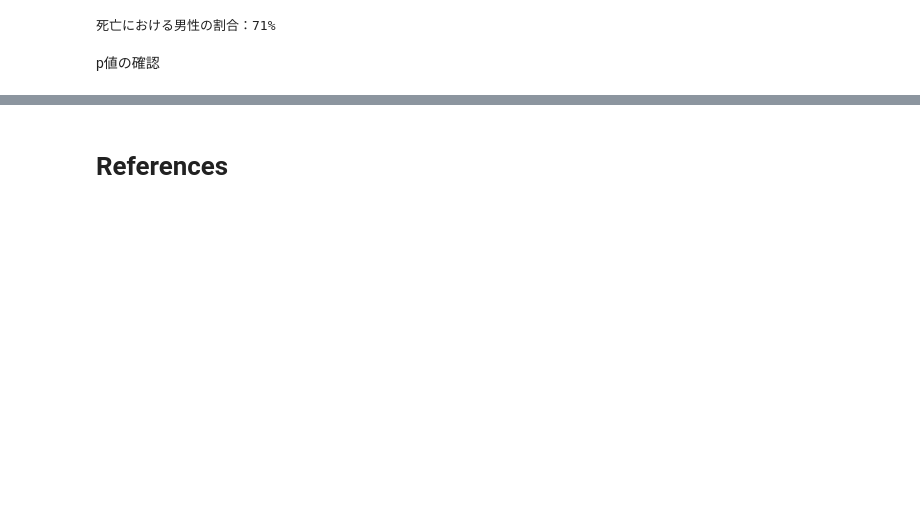
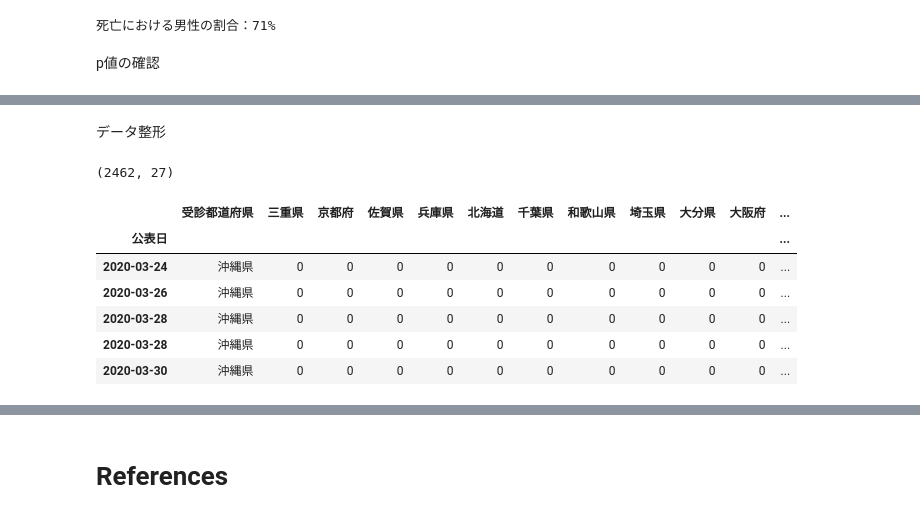
Before and after one commit to karaage0703/covid19_memo, a Jupyter notebook: signate_covid_19.ipynb, the cells around one changed output, grey strips where cells are left out. Cells and saved outputs as stored; diff of their text form; code cells hidden in the pictures; blank space fills up the shorter version.

```diff
--- a/signate_covid_19.ipynb
+++ b/signate_covid_19.ipynb
@@ -103,0 +204,29 @@ p値 = 0.142
+# %% [markdown]
+データ整形
+# %%
+# SIGNATE COVID-2019 Dataset をダウンロードして【罹患者】のみをCSVファイルとして用意しておく
+# 用意したCSVファイルをpd.DataFrameとして読み込む
+df = pd.read_csv('data.csv')
+df.shape
+# %% [output]
+(2462, 27)
+# %%
+# 列の絞り込み
+df = df.loc[:, ['公表日', '受診都道府県']]
+# 公表日か受診都道府県のいずれかが欠損している記録は除外
+df.dropna(how='any', inplace=True)
+# 公表日をdatetime64型に変換
+df['公表日'] = pd.to_datetime(df['公表日'], format='%Y/%m/%d')
+# 都道府県フラグ列を追加
+df = pd.concat([df, pd.get_dummies(df['受診都道府県'])], axis=1)
+df.set_index('公表日', inplace=True)
+
+df.tail()
+# %% [output]
+|  | 受診都道府県 | 三重県 | 京都府 | 佐賀県 | 兵庫県 | 北海道 | 千葉県 | 和歌山県 | 埼玉県 | 大分県 | 大阪府 | ... |
+| 公表日 |  |  |  |  |  |  |  |  |  |  |  | ... |
+| 2020-03-24 | 沖縄県 | 0 | 0 | 0 | 0 | 0 | 0 | 0 | 0 | 0 | 0 | ... |
+| 2020-03-26 | 沖縄県 | 0 | 0 | 0 | 0 | 0 | 0 | 0 | 0 | 0 | 0 | ... |
+| 2020-03-28 | 沖縄県 | 0 | 0 | 0 | 0 | 0 | 0 | 0 | 0 | 0 | 0 | ... |
+| 2020-03-28 | 沖縄県 | 0 | 0 | 0 | 0 | 0 | 0 | 0 | 0 | 0 | 0 | ... |
+| 2020-03-30 | 沖縄県 | 0 | 0 | 0 | 0 | 0 | 0 | 0 | 0 | 0 | 0 | ... |
```
Also changed, not shown: parts of 23 cells of this notebook.
